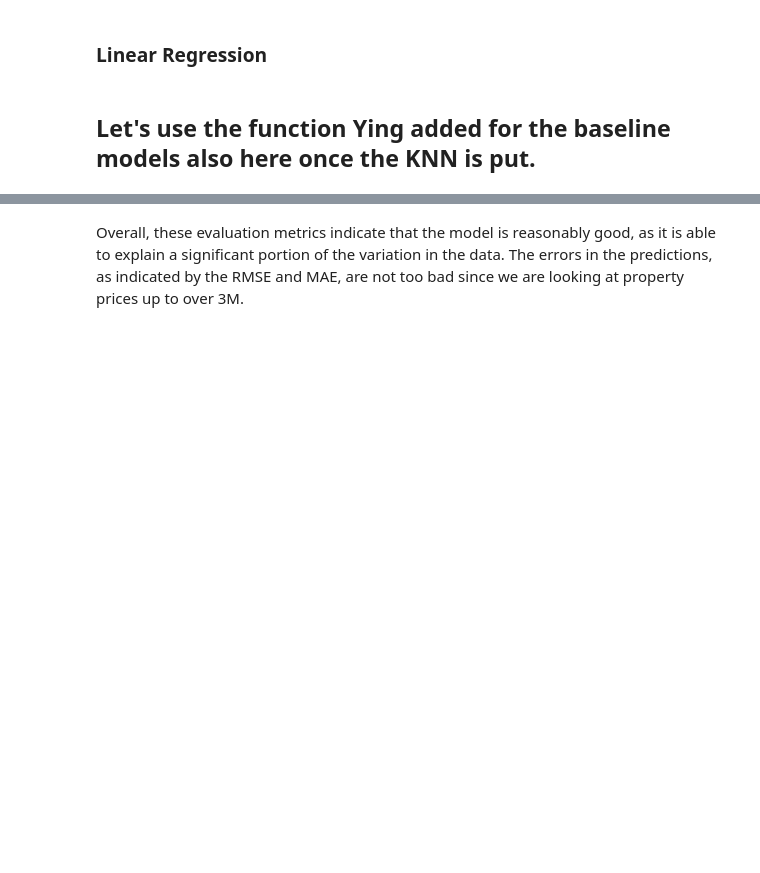
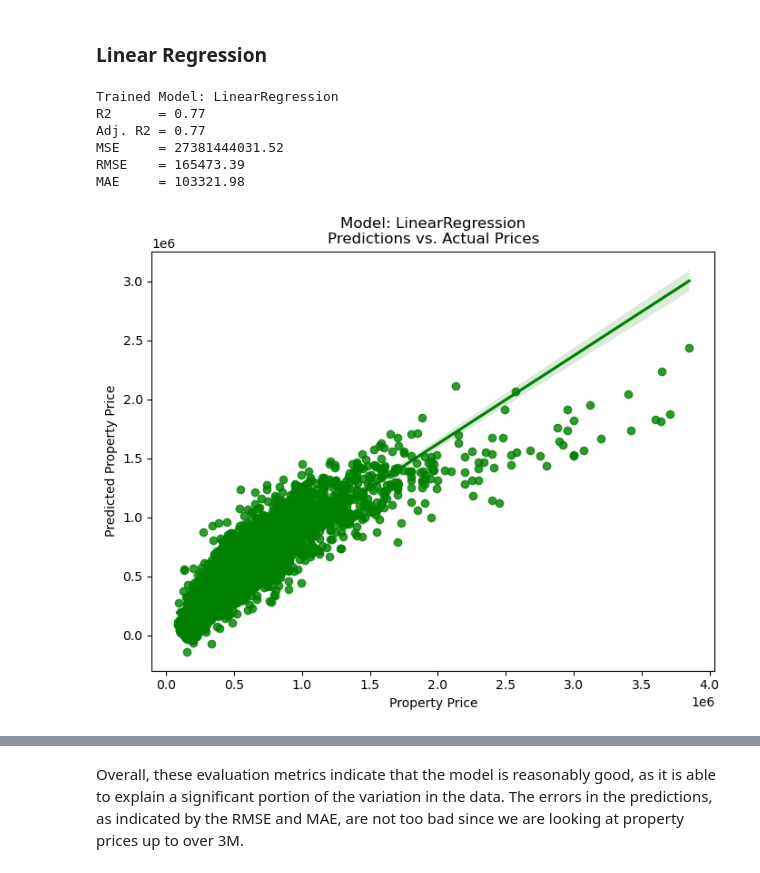
Before and after one commit to Yinguin/data_mid_bootcamp_project_regression, a Jupyter notebook: mid-bootcamp-project-regression_wy.ipynb, the cells around one changed output, grey strips where cells are left out. Saved outputs shown, nothing was run; the diff lists cells and outputs as text; code cells hidden in the pictures; blank space fills up the shorter version.

```diff
--- a/mid-bootcamp-project-regression_wy.ipynb
+++ b/mid-bootcamp-project-regression_wy.ipynb
@@ -586,4 +635,4 @@ plt.show()
 # %%
-data.drop(['sqft_living15', 'sqft_lot15', 'sqft_above', 'bathrooms', 'grade', 'age_built'], axis=1, inplace=True)
+data.drop(['sqft_living15', 'sqft_lot15', 'sqft_above', 'bathrooms', 'condition', 'age_built'], axis=1, inplace=True)
 # %%
 data.columns
@@ -719,7 +859,15 @@ X_train, X_test, y_train, y_test = train_test_split(X, y, test_size=0.25, random
 # %% [markdown]
 ### Linear Regression
-# %% [markdown]
-## Let's use the function Ying added for the baseline models also here once the KNN is put.
 # %%
-# model(LinearRegression(), baseline=False)
+# Let's apply and validate the regression model of the full dataset processed.
+models = [LinearRegression()]
+model(models, data_processed)
+# %% [output]
+Trained Model: LinearRegression
+R2      = 0.77
+Adj. R2 = 0.77
+MSE     = 27381444031.52
+RMSE    = 165473.39
+MAE     = 103321.98
+[figure, added]
 # %%
```
Also changed, not shown: parts of 47 cells of this notebook, 1 other file.
